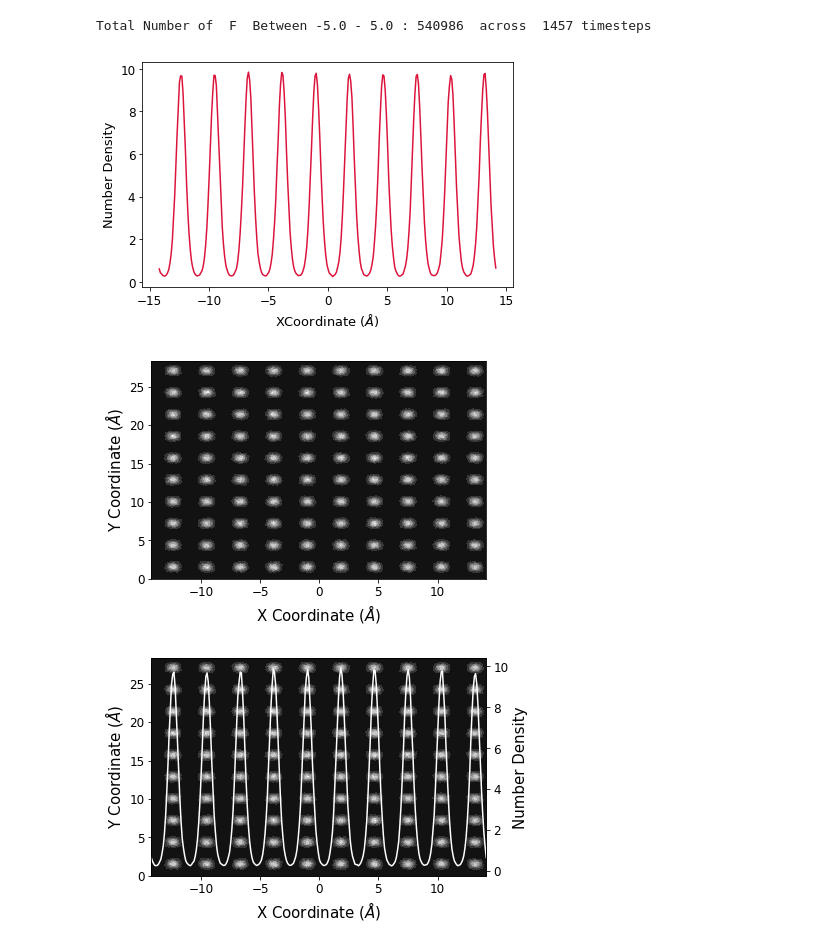
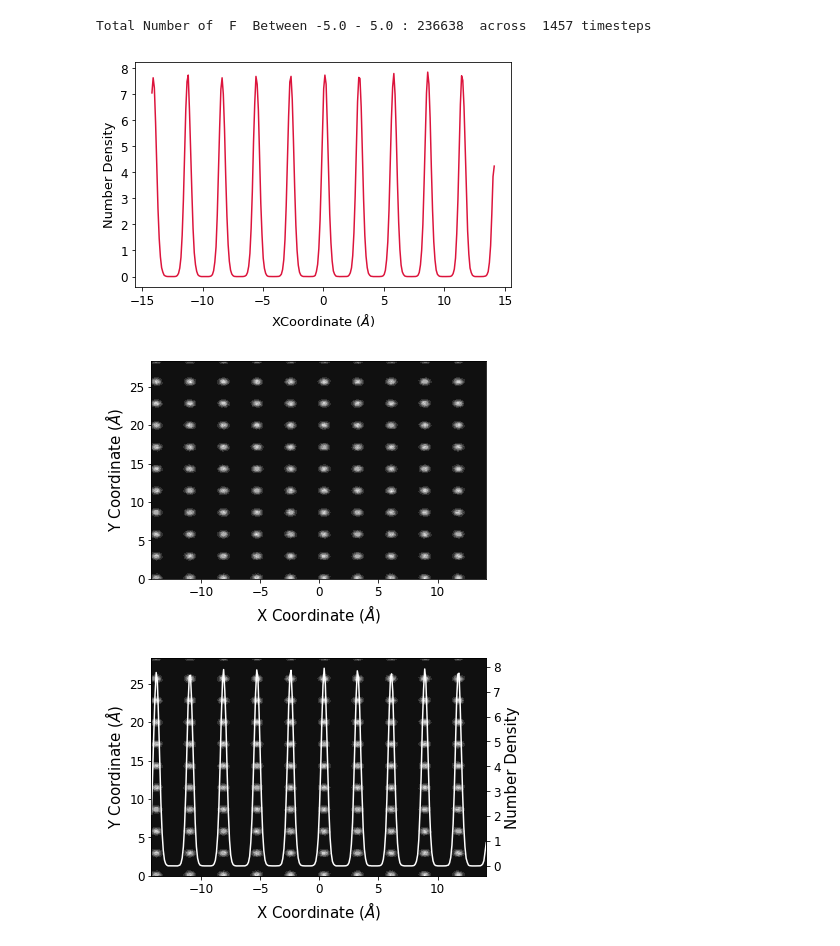
Before and after one commit to symmy596/Polypy, a Jupyter notebook: Examples/Density.ipynb, the cells around one changed output. Cells and saved outputs as stored; diff of their text form; code cells hidden in the pictures.

```diff
--- a/Examples/Density.ipynb
+++ b/Examples/Density.ipynb
@@ -4,7 +4,10 @@ from polypy import Density as Dens
 # %%
 Atom = "F"
 timestep = 0.25
+# %%
+data = rd.read_config("CONFIG", "OW")
 # %%
 # 1) Read Coordinates
 
-data = rd.read_history("../../../OLD/PolyPy/development/HISTORY_F", "F")
+#data = rd.read_history("../../../OLD/PolyPy/development/HISTORY_F", "CA")
+print(data)
@@ -16,20 +33,20 @@ density = Dens.Density(data)
 plane = density.one_dimensional_density_sb(ul=5.0, ll=-5.0)
 print("Total Number of ", Atom, " Between -5.0 - 5.0 :", plane, " across ", data['timesteps'], "timesteps")
 # %% [output]
-Total Number of  F  Between -5.0 - 5.0 : 540986  across  1457 timesteps
+Total Number of  F  Between -5.0 - 5.0 : 236638  across  1457 timesteps
 # %%
 # 4) One Dimensional Density Plot
 
-density.one_dimensional_density(Bin=0.1)
+density.one_dimensional_density(Bin=0.1, direction="z")
 # %% [output]
-[figure, old version]
+[figure, new version]
 # %%
 # 5) Two Dimensional Density Plot
 
 density.two_dimensional_density(box=0.1)
 # %% [output]
-[figure, old version]
+[figure, new version]
 # %%
 density.one_and_two_dimension_overlay(box=0.1)
 # %% [output]
-[figure, old version]
+[figure, new version]
```
Also changed, not shown: parts of 1 cell of this notebook, 10 other files.
